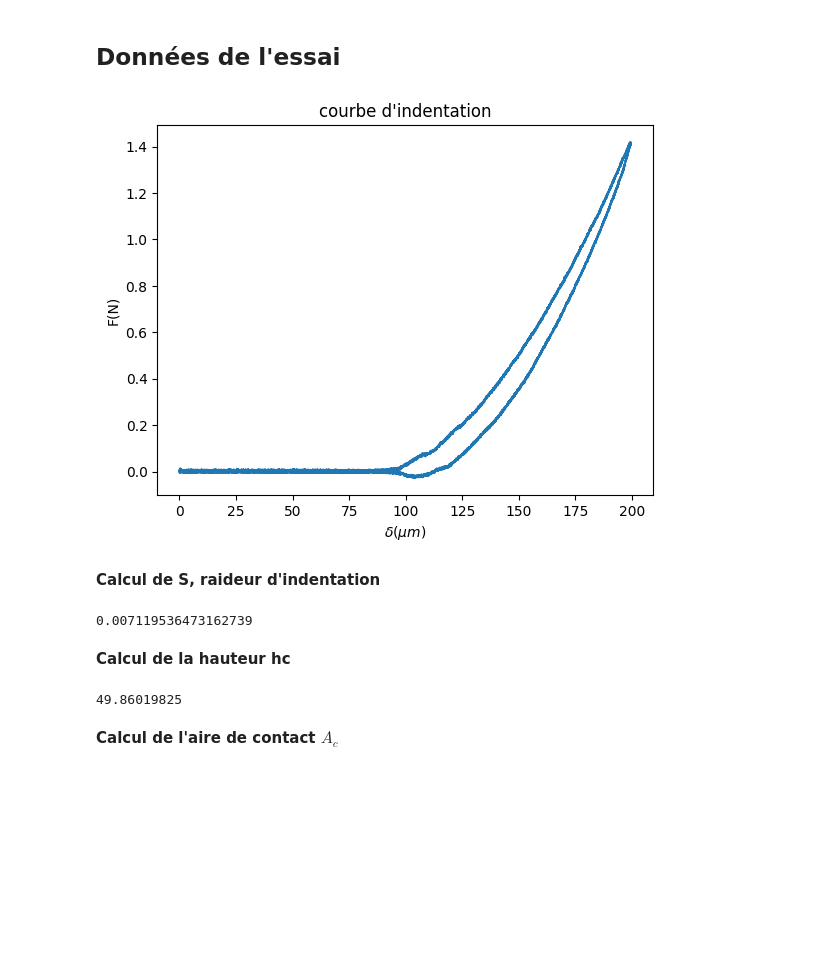
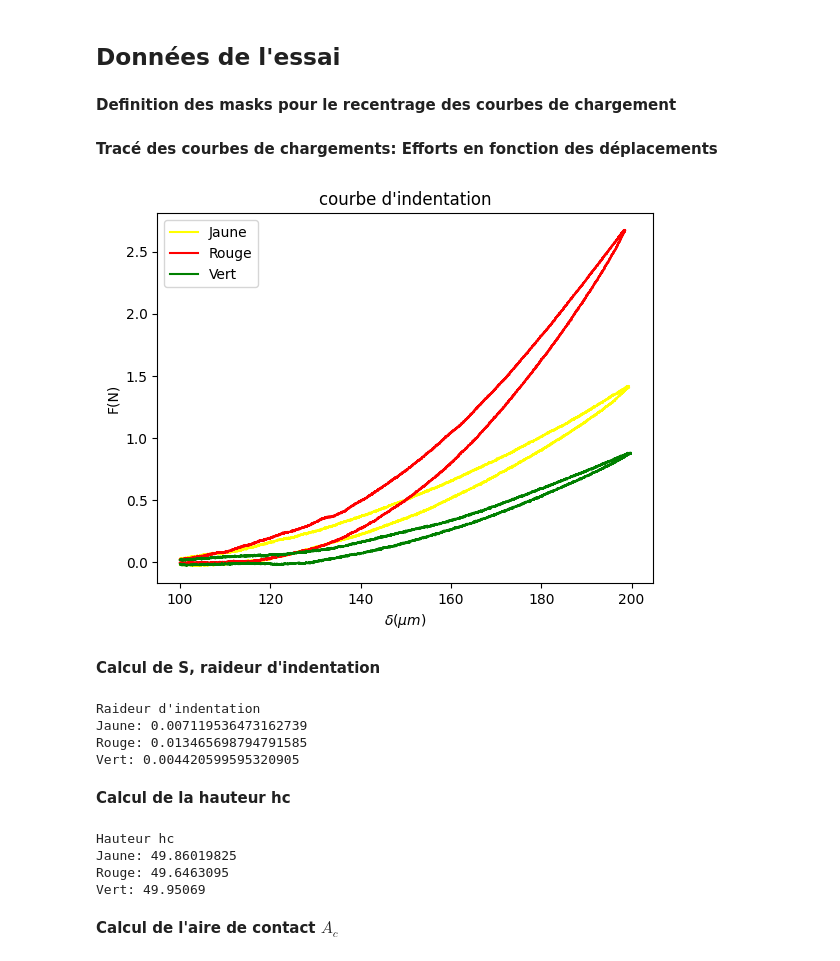
Before and after one commit to tiffank1802/ENISE, a Jupyter notebook: tribologie/DM4/app.ipynb, the cells around one changed output. Saved outputs shown, nothing was run; the diff lists cells and outputs as text; code cells hidden in the pictures; blank space fills up the shorter version.

```diff
--- a/tribologie/DM4/app.ipynb
+++ b/tribologie/DM4/app.ipynb
@@ -3,8 +3,12 @@ import numpy as np
 from matplotlib import pyplot as plt
 import os
 # %%
-dir1='datas/Indentation_Silicone_Jaune_talc_1_1.txt'
-data=np.loadtxt(dir1,encoding='latin-1',skiprows=11)
+dir_jaune='datas/Indentation_Silicone_Jaune_talc_1_1.txt'
+dir_rouge='datas/Indentation_Silicone_Rouge_talc_1_1.txt'
+dir_vert='datas/Indentation_Silicone_Vert_talc_1_1.txt'
+data_jaune=np.loadtxt(dir_jaune,encoding='latin-1',skiprows=11)
+data_rouge=np.loadtxt(dir_rouge,encoding='latin-1',skiprows=11)
+data_vert=np.loadtxt(dir_vert,encoding='latin-1',skiprows=11)
 # %% [markdown]
 ## Données de l'essai
 # %%
@@ -14,25 +18,50 @@ vdiam=0.07
+# %% [markdown]
+**Definition des masks pour le recentrage des courbes de chargement**
+# %%
+mask_jaune=data_jaune[:,0]>100
+mask_rouge=data_rouge[:,0]>100
+mask_vert=data_vert[:,0]>100
+# %% [markdown]
+**Tracé des courbes de chargements: Efforts en fonction des déplacements**
 # %%
 ax=plt.axes()
-ax.plot(data[:,0],data[:,1])
+ax.plot(data_jaune[mask_jaune][:,0],data_jaune[mask_jaune][:,1],label="Jaune",color="yellow")
+ax.plot(data_rouge[mask_rouge][:,0],data_rouge[mask_rouge][:,1],label="Rouge",color="red")
+ax.plot(data_vert[mask_vert][:,0],data_vert[mask_vert][:,1],label="Vert",color="green")
 ax.set_xlabel("$\\delta(\\mu m)$")
 ax.set_ylabel("F(N)")
+
 ax.set_title("courbe d'indentation");
-# ax.legend();
+ax.legend();
 # %% [output]
-[figure, old version]
+[figure, new version]
 # %% [markdown]
 **Calcul de S, raideur d'indentation**
 # %%
 
-s=np.max(data[:,1]/(np.max(data[:,0])));s
+s_jaune=np.max(data_jaune[:,1]/(np.max(data_jaune[:,0])))
+s_rouge=np.max(data_rouge[:,1]/(np.max(data_rouge[:,0])))
+s_vert=np.max(data_vert[:,1]/(np.max(data_vert[:,0])))
+print("Raideur d'indentation")
+print(f"Jaune: {s_jaune}\nRouge: {s_rouge}\nVert: {s_vert}")
 # %% [output]
-0.007119536473162739
+Raideur d'indentation
+Jaune: 0.007119536473162739
+Rouge: 0.013465698794791585
+Vert: 0.004420599595320905
 # %% [markdown]
 **Calcul de la hauteur hc**
 # %%
-hc=.25*np.max(data[:,0]);hc
+hc_jaune=.25*np.max(data_jaune[:,0])
+hc_rouge=.25*np.max(data_rouge[:,0])
+hc_vert=.25*np.max(data_vert[:,0])
+print("Hauteur hc")
+print(f"Jaune: {hc_jaune}\nRouge: {hc_rouge}\nVert: {hc_vert}")
 # %% [output]
-49.86019825
+Hauteur hc
+Jaune: 49.86019825
+Rouge: 49.6463095
+Vert: 49.95069
 # %% [markdown]
 **Calcul de l'aire de contact $A_c$**
 # %%
```
Also changed, not shown: parts of 23 cells of this notebook, 14 other files.
